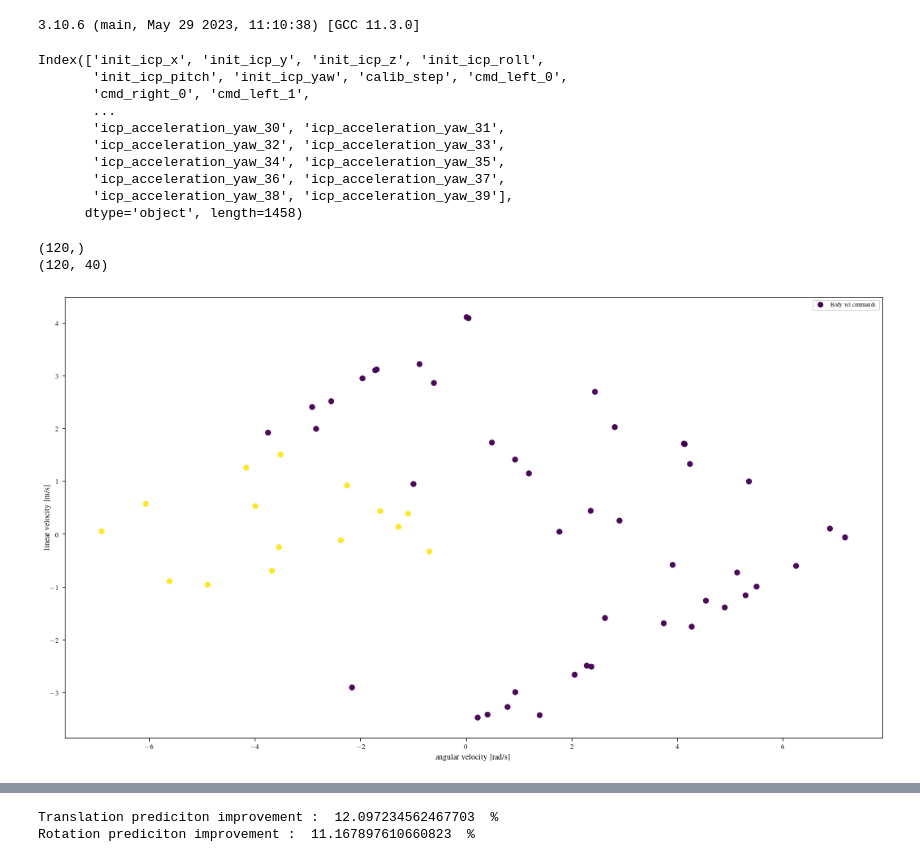
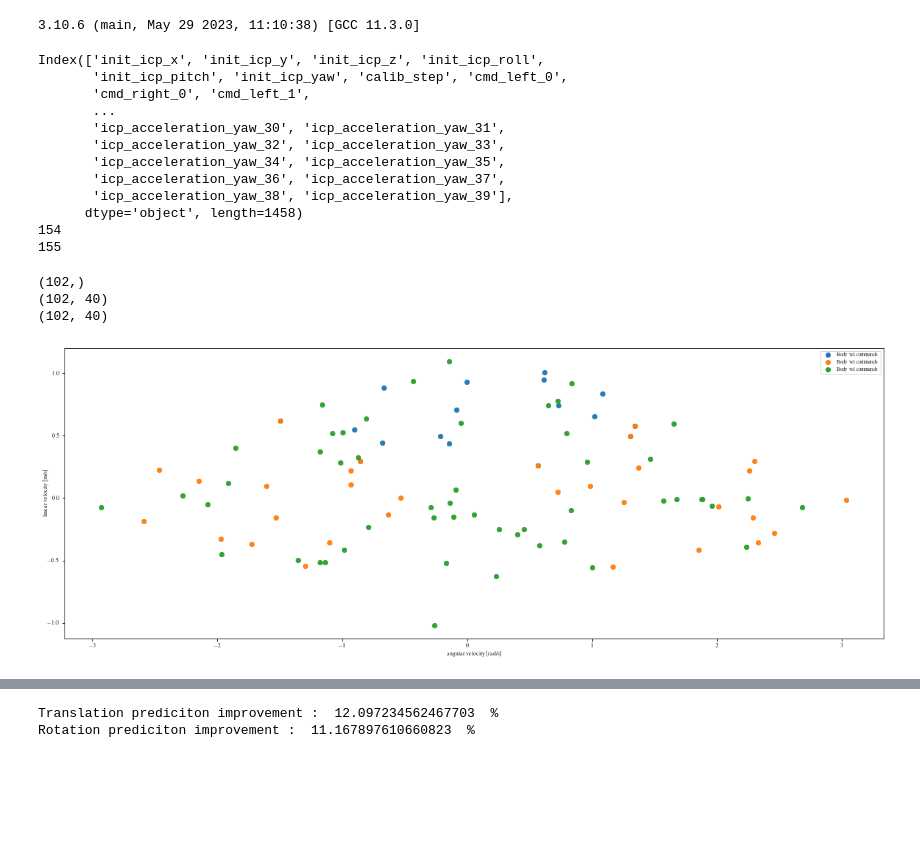
Before and after one commit to norlab-ulaval/norlab_WMRD, a Jupyter notebook: RAL2023/input_space_training.ipynb, the cells around one changed output, grey strips where cells are left out. Drawn from its saved outputs; the diff is of its cells as text; code cells hidden in the pictures; blank space fills up the shorter version.

```diff
--- a/RAL2023/input_space_training.ipynb
+++ b/RAL2023/input_space_training.ipynb
@@ -51,13 +51,13 @@ from util.util_func import *
 # dataset_path = '../data/ral2023_dataset/husky/boreal_snow/acceleration_dataset.pkl'
 # dataset_path = '../data/ral2023_dataset/husky/grand_salon_tile_inflated/acceleration_dataset.pkl'
 # dataset_path = '../data/ral2023_dataset/husky/grand_salon_left-deflated/acceleration_dataset.pkl'
-# dataset_path = '../data/ral2023_dataset/marmotte/boreal_snow/acceleration_dataset.pkl'
+dataset_path = '../data/ral2023_dataset/marmotte/boreal_snow/acceleration_dataset.pkl'
 # dataset_path = '../data/ral2023_dataset/marmotte/ga_hard_snow_a/acceleration_dataset.pkl'
 # dataset_path = '../data/ral2023_dataset/marmotte/ga_hard_snow_b/acceleration_dataset.pkl'
 # dataset_path = '../data/ral2023_dataset/marmotte/grand_salon_tile_b/acceleration_dataset.pkl'
 # dataset_path = '../data/ral2023_dataset/warthog_tracks/boreal_mud/acceleration_dataset.pkl'
 # dataset_path = '../data/ral2023_dataset/warthog_tracks/grand-axe_crusted-snow/acceleration_dataset.pkl'
-dataset_path = '../data/ral2023_dataset/warthog_wheels/gravel_1/acceleration_dataset.pkl'
+# dataset_path = '../data/ral2023_dataset/warthog_wheels/gravel_1/acceleration_dataset.pkl'
 
 human_dataset = pd.read_csv('../data/ral2023_dataset/warthog_wheels/crv2020/human-commanded_speeds.csv')
 
@@ -66,8 +66,12 @@ full_dataset = pd.read_pickle(dataset_path)
 full_dataset_length = len(full_dataset)
 train_dataset = full_dataset[:int(full_dataset_length/2)]
 validate_dataset = full_dataset[int(full_dataset_length/2):]
+train_dataset_human = train_dataset[:int(len(train_dataset)/2)]
+train_dataset_doughnut = train_dataset[int(len(train_dataset)/2):]
 
 print(train_dataset.columns)
+print(len(train_dataset_human))
+print(len(train_dataset_doughnut))
 # %% [output]
 Index(['init_icp_x', 'init_icp_y', 'init_icp_z', 'init_icp_roll',
        'init_icp_pitch', 'init_icp_yaw', 'calib_step', 'cmd_left_0',
@@ -79,6 +83,8 @@ Index(['init_icp_x', 'init_icp_y', 'init_icp_z', 'init_icp_roll',
        'icp_acceleration_yaw_36', 'icp_acceleration_yaw_37',
        'icp_acceleration_yaw_38', 'icp_acceleration_yaw_39'],
       dtype='object', length=1458)
+154
+155
 # %%
 # isolate steady-state data
 
@@ -312,9 +415,11 @@ random_calib_mask[:q1_calib_counter] = True
 
 print(q1_calib_mask.shape)
 print(steady_state_idd_body_vel_yaw.shape)
+print(steady_state_idd_body_vel_x.shape)
 # %% [output]
-(120,)
-(120, 40)
+(102,)
+(102, 40)
+(102, 40)
 # %%
 plt.figure(figsize=(20,10))
 ax = plt.gca()
@@ -367,38 +472,62 @@ alpha_plot = 0.8
 #                   label='Body vel commands',
 #                  rasterized=True)
 
-cmd = ax.scatter(steady_state_idd_body_vel_yaw[:, 0], steady_state_idd_body_vel_x[:, 0],
-                  c = q4_calib_mask,
-                  cmap = 'viridis',
+# cmd = ax.scatter(steady_state_idd_body_vel_yaw[:, 0], steady_state_idd_body_vel_x[:, 0],
+#                   c = q4_calib_mask,
+#                   cmap = 'viridis',
+#                   alpha = alpha_plot,
+#                   lw=0,
+#                   s=50,
+#                   label='Body vel commands',
+#                  rasterized=True)
+
+linear = ax.scatter(steady_state_idd_body_vel_yaw[q1_calib_mask, 0], steady_state_idd_body_vel_x[q1_calib_mask, 0],
                   alpha = alpha_plot,
+                    c='C0',
+                  lw=0,
+                  s=50,
+                  label='Body vel commands',
+                 rasterized=True)
+
+angular = ax.scatter(steady_state_idd_body_vel_yaw[q2_calib_mask, 0], steady_state_idd_body_vel_x[q2_calib_mask, 0],
+                  alpha = alpha_plot,
+                     c='C1',
+                  lw=0,
+                  s=50,
+                  label='Body vel commands',
+                 rasterized=True)
+
+doughnut = ax.scatter(steady_state_idd_body_vel_yaw_doughnut[:, 0], steady_state_idd_body_vel_x_doughnut[:, 0],
+                  alpha = alpha_plot,
+                     c='C2',
                   lw=0,
                   s=50,
                   label='Body vel commands',
                  rasterized=True)
 
 ax.set_aspect('equal', 'box')
 
 ax.set_ylabel('linear velocity [m/s]', labelpad=-2)
 ax.set_xlabel('angular velocity [rad/s]')
 
 leg = plt.legend(fontsize=7, loc='best')
 for lh in leg.legendHandles:
     lh.set_alpha(1)
 
 # ax.set_xlim(-5, 5)
 # ax.set_ylim(-2, 2.0)
 
 # ax.set_xticks([-1,0,1])
 # ax.set_yticks([-1,0,1])
 # ax.set_xticklabels([r'$-\dot{\theta}_{max}$', '0', r'$\dot{\theta}_{max}$'])
 # ax.set_yticklabels([r'$-v_{max}$', '0', r'$v_{max}$'])
 
 # fig.subplots_adjust(left=.15, bottom=.17, right=.98, top=.98)
 # fig.set_size_inches(width, height)
 
 plt.savefig('figs/sota_calib_cs_doughnut_mask.jpg')
 # %% [output]
-[figure, old version]
+[figure, new version]
 # %%
 # train with or without mask
 
```
Also changed, not shown: parts of 8 cells of this notebook, 9 other files.
